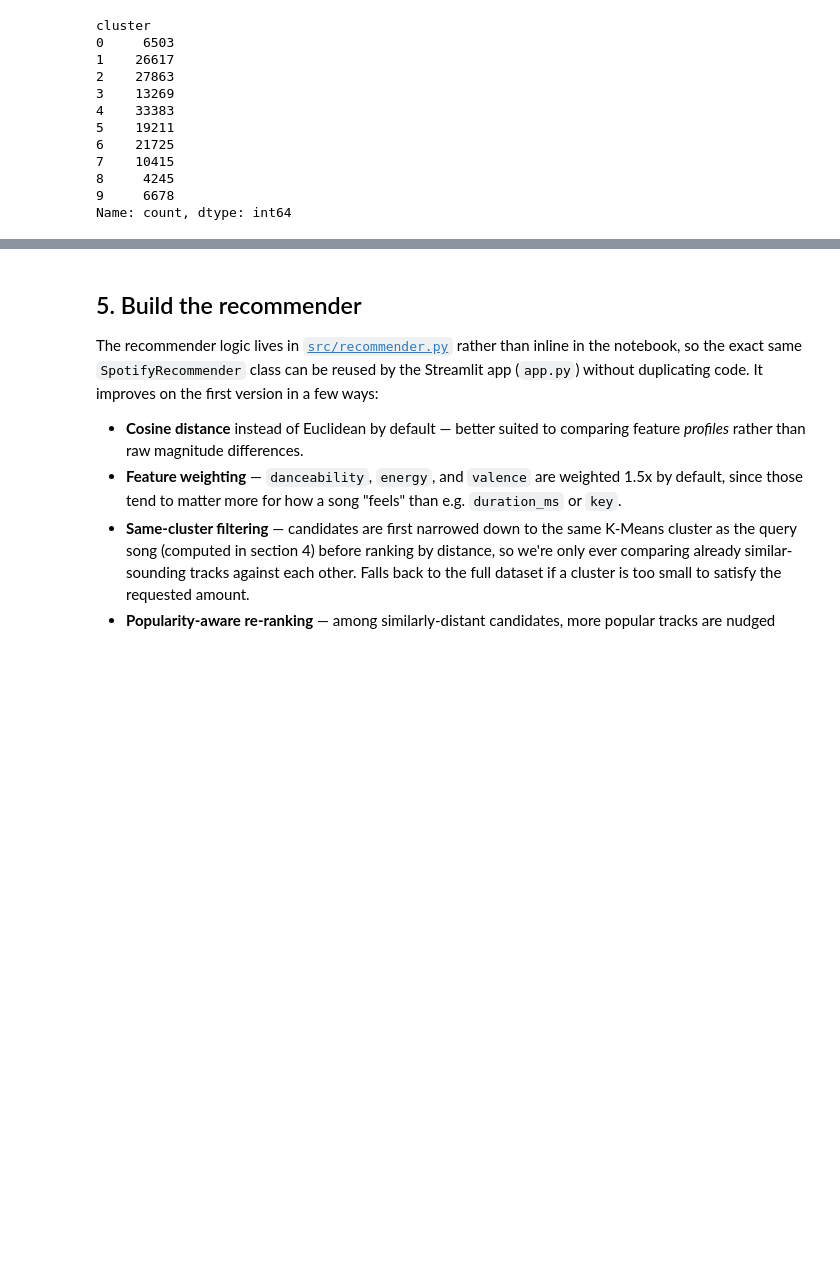
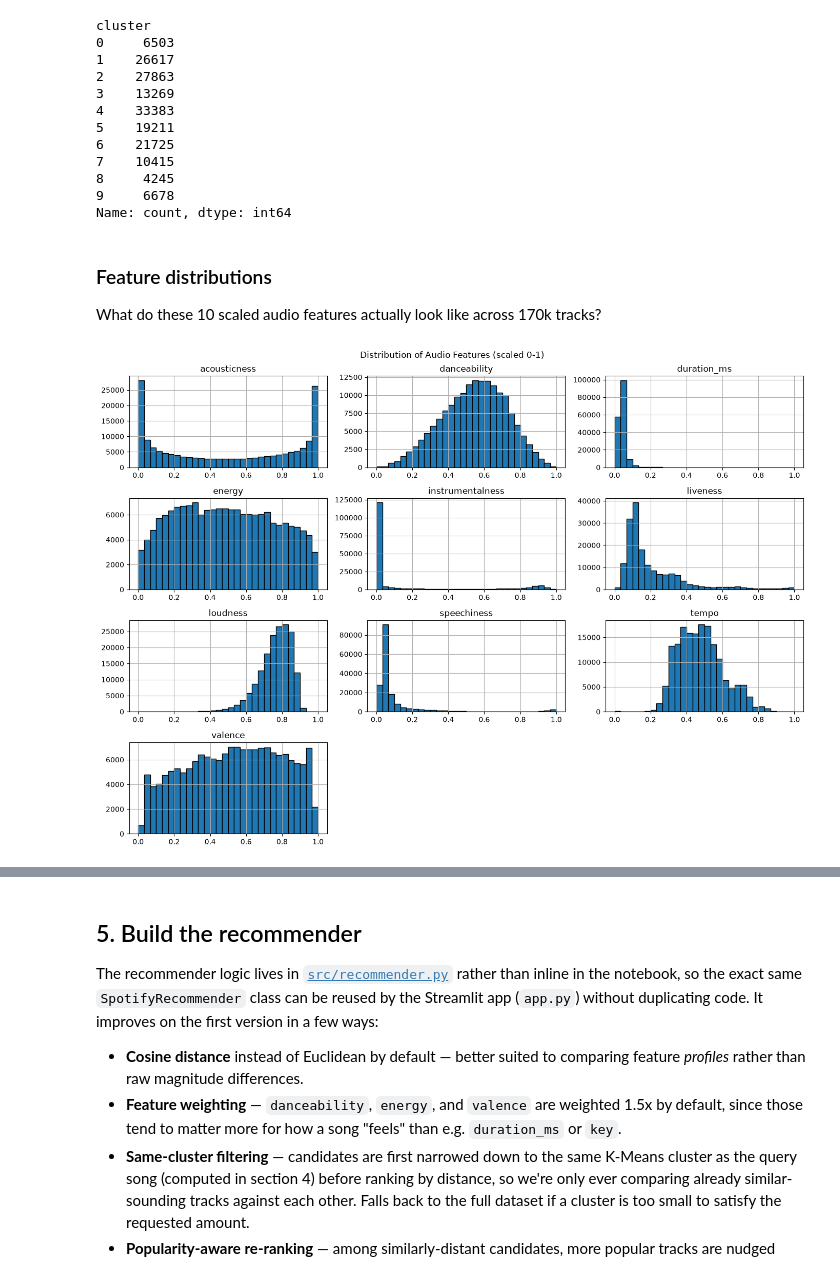
Before and after one commit to amunshi10/Spotify_Recommendation_Feature, a Jupyter notebook: notebooks/spotify_recommender.ipynb, the cells around one changed output, grey strips where cells are left out. Drawn from its saved outputs; the diff is of its cells as text; code cells hidden in the pictures; blank space fills up the shorter version.

```diff
--- a/notebooks/spotify_recommender.ipynb
+++ b/notebooks/spotify_recommender.ipynb
@@ -130,3 +130,15 @@ cluster
 8     4245
 9     6678
 Name: count, dtype: int64
+# %% [markdown]
+### Feature distributions
+
+What do these 10 scaled audio features actually look like across 170k tracks?
+# %%
+data[feature_cols].hist(figsize=(14, 10), bins=30, edgecolor='black')
+plt.suptitle('Distribution of Audio Features (scaled 0-1)')
+plt.tight_layout()
+plt.savefig('../outputs/feature_distributions.png')
+plt.show()
+# %% [output]
+[figure, added]
```
Also changed, not shown: parts of 5 cells of this notebook, 4 other files.
